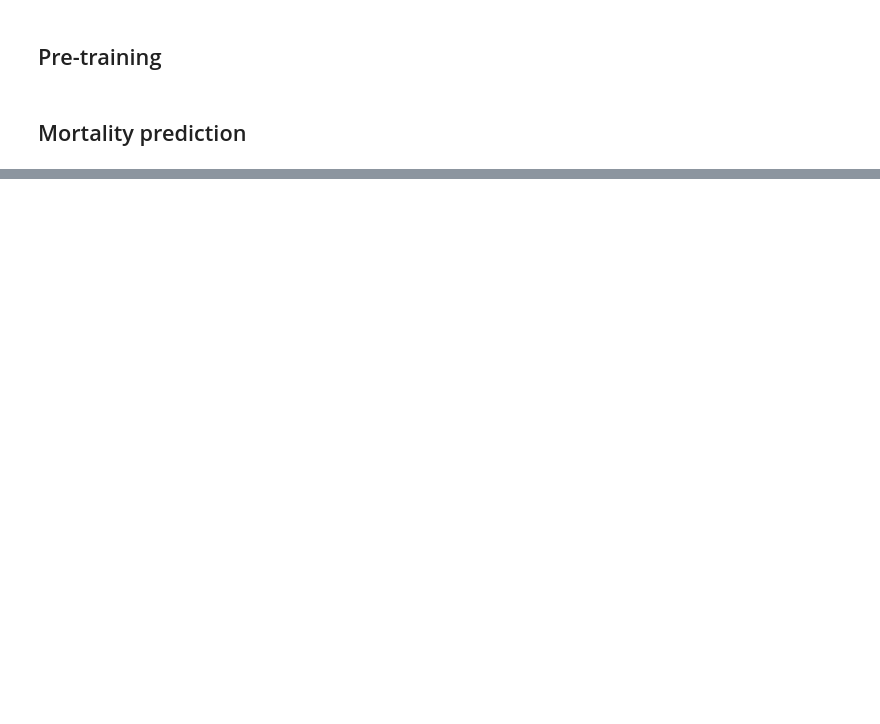
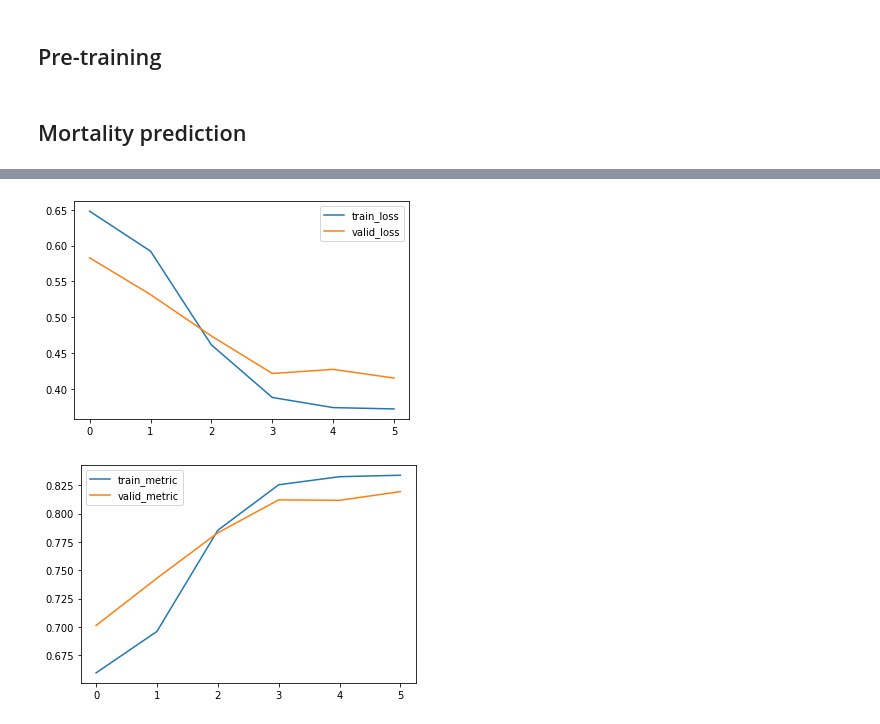
Before and after one commit to Nathan-bk/medal, a Jupyter notebook: run_nbk.ipynb, the cells around one changed output, grey strips where cells are left out. Saved outputs shown, nothing was run; the diff lists cells and outputs as text; code cells hidden in the pictures; blank space fills up the shorter version.

```diff
--- a/run_nbk.ipynb
+++ b/run_nbk.ipynb
@@ -343,0 +700,3 @@ Start training
+# %%
+get_loss_curve('./figures/medal_losscurve.csv')
+# %% [output]
@@ -343,0 +707,2 @@ Start training
+[figure, added]
+[figure, added]
```
Also changed, not shown: parts of 19 cells of this notebook, 8 other files.
